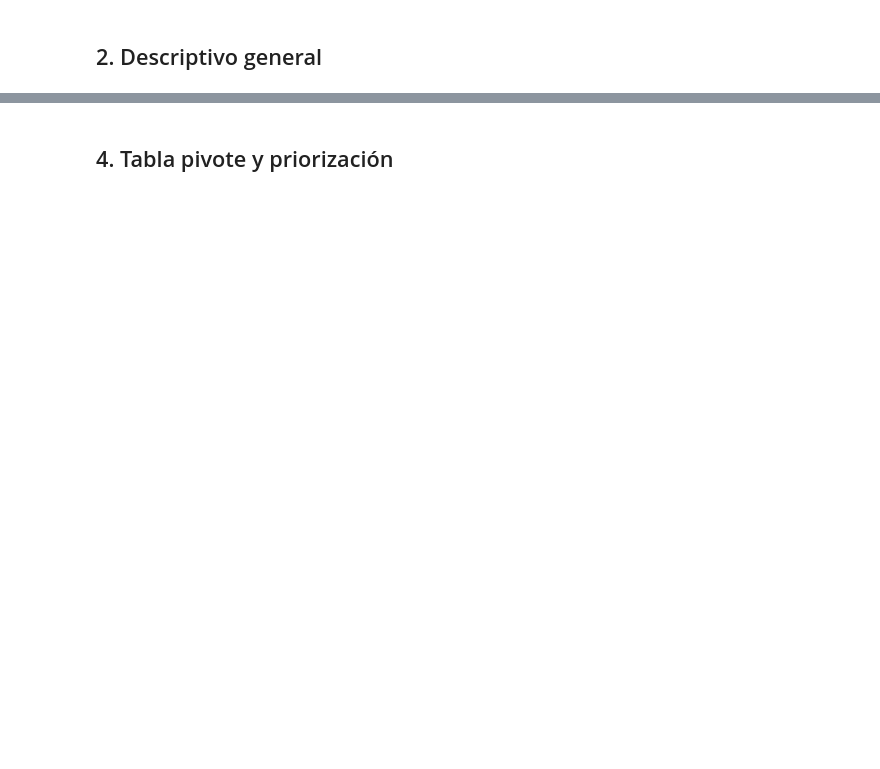
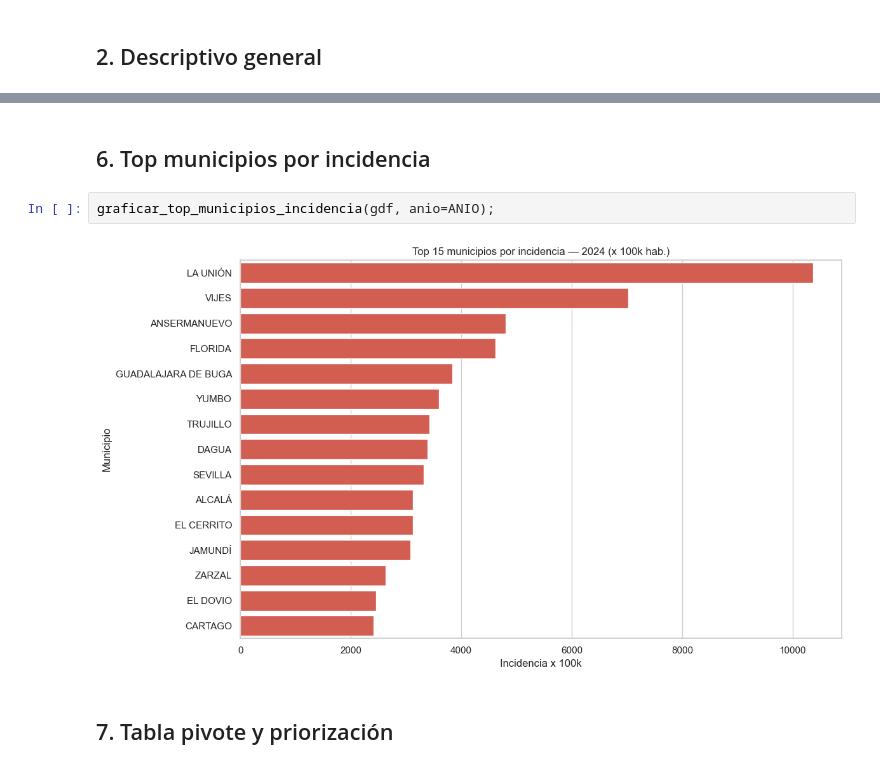
Before and after one commit to germanavila09/Modelo-Dengue-Valle-del-Cauca, a Jupyter notebook: notebooks/analisis_dengue.ipynb, the cells around one changed output, grey strips where cells are left out. Drawn from its saved outputs; the diff is of its cells as text; blank space fills up the shorter version.

```diff
--- a/notebooks/analisis_dengue.ipynb
+++ b/notebooks/analisis_dengue.ipynb
@@ -46,5 +84,11 @@ graficar_top_municipios(gdf, anio=ANIO);
+# %% [markdown]
+## 6. Top municipios por incidencia
+# %%
+graficar_top_municipios_incidencia(gdf, anio=ANIO);
+# %% [output]
+[figure, added]
 # %% [markdown]
-## 4. Tabla pivote y priorización
+## 7. Tabla pivote y priorización
 # %%
 pivot = construir_pivot(gdf)
 pivot.head()
```
Also changed, not shown: parts of 19 cells of this notebook, 2 other files.
